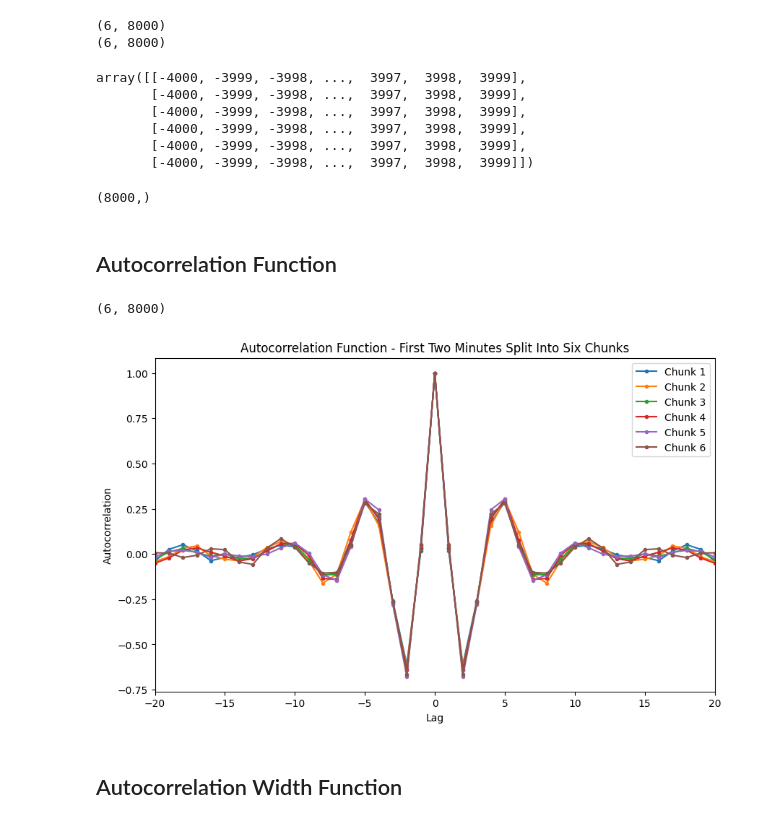
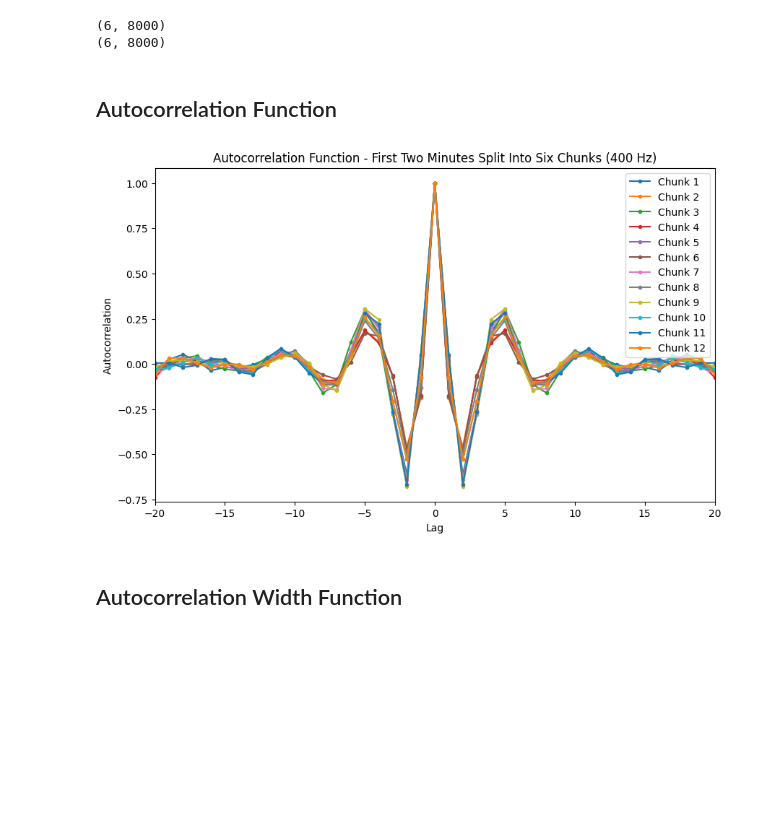
Before and after one commit to tevaughnshaw/autocorrelation, a Jupyter notebook: ECOG_Signal_Test.ipynb, the cells around one changed output. Cells and saved outputs as stored; diff of their text form; code cells hidden in the pictures; blank space fills up the shorter version.

```diff
--- a/ECOG_Signal_Test.ipynb
+++ b/ECOG_Signal_Test.ipynb
@@ -42,6 +61,6 @@ plt.show()
 # %%
 # create mne raw object using np array
 sfreq = 512
-info = mne.create_info(ch_names=['ECoG'],sfreq=sfreq, ch_types=['ecog'])
-raw = mne.io.RawArray(ecog_signal.reshape(1, -1), info)
+info = mne.create_info(ch_names=[f'ECoG_{i}' for i in range(len(ecog_data))],sfreq=sfreq, ch_types=['ecog']*len(ecog_data))
+raw = mne.io.RawArray(ecog_data, info)
 # %% [output]
@@ -187,0 +228,3 @@ ecog_filtered.get_data().shape
+# %%
+new_raw = ecog_filtered.crop(tmin=0, tmax=120)
+new_raw
@@ -211,7 +294,7 @@ plt.show()
 # %%
 # Array split to 20 secs
-split_data = np.array_split(new_raw.get_data().ravel(), 6)
+split_data = np.array_split(new_raw.get_data(), 6, axis=1)
 print('Number of arrays:', len(split_data))
-split_data
+[e.shape for e in split_data]
 # %% [output]
 Number of arrays: 6
@@ -280,19 +348,6 @@ print(time.shape)
 # %% [output]
 (6, 8000)
 (6, 8000)
-# %%
-time
-# %% [output]
-array([[-4000, -3999, -3998, ...,  3997,  3998,  3999],
-       [-4000, -3999, -3998, ...,  3997,  3998,  3999],
-       [-4000, -3999, -3998, ...,  3997,  3998,  3999],
-       [-4000, -3999, -3998, ...,  3997,  3998,  3999],
-       [-4000, -3999, -3998, ...,  3997,  3998,  3999],
-       [-4000, -3999, -3998, ...,  3997,  3998,  3999]])
-# %%
-time[0].shape
-# %% [output]
-(8000,)
 # %% [markdown]
 ## Autocorrelation Function
 # %%
@@ -329,39 +384,35 @@ def auto_corr(
 
     return corr, lags
 # %%
-data = np.array(split_data) # convert to array
-
 corr_results = []
 lag_results = []
-for k in range(data.shape[0]):
-    sub_array = data[k]
-    corr, lags = auto_corr(sub_array,sub_array)
-    corr_results.append(corr)
-    lag_results.append(lag)
+for k in range(len(split_data)):
+    sub_array = split_data[k]  # n_electrodes x time
+    for h in sub_array:
+        corr, lags = auto_corr(h, h)
+        corr_results.append(corr)
+        lag_results.append(lags)
 
-results = np.array(corr_results) # correlations
-time = np.array(lag_results) # time lags
-results.shape
+results = corr_results # correlations
+time = lag_results # time lags
+# results.shape
-# %% [output]
-(6, 8000)
 # %%
 # plot each ACF result
 
 fig, ax = plt.subplots(figsize=(10, 6))
-for i in range(results.shape[0]):
-
-    ax.plot(time[i], results[i].ravel(), label=f'Chunk {i+1}', marker='.')
+for i in range(len(results)):
+    ax.plot(time[i], results[i], label=f'Chunk {i+1}', marker='.')
 
 ax.set_xlabel('Lag')
 ax.set_ylabel('Autocorrelation')
 ax.set_title('Autocorrelation Function - First Two Minutes Split Into Six Chunks (400 Hz)')
 ax.legend()
 ax.set_xlim(0-20, 0+20)
 
 plt.savefig('ACF_results.svg')
 plt.show()
 # %% [output]
-[figure, old version]
+[figure, new version]
 # %% [markdown]
 ## Autocorrelation Width Function
 # %%
```
Also changed, not shown: parts of 52 cells of this notebook.
